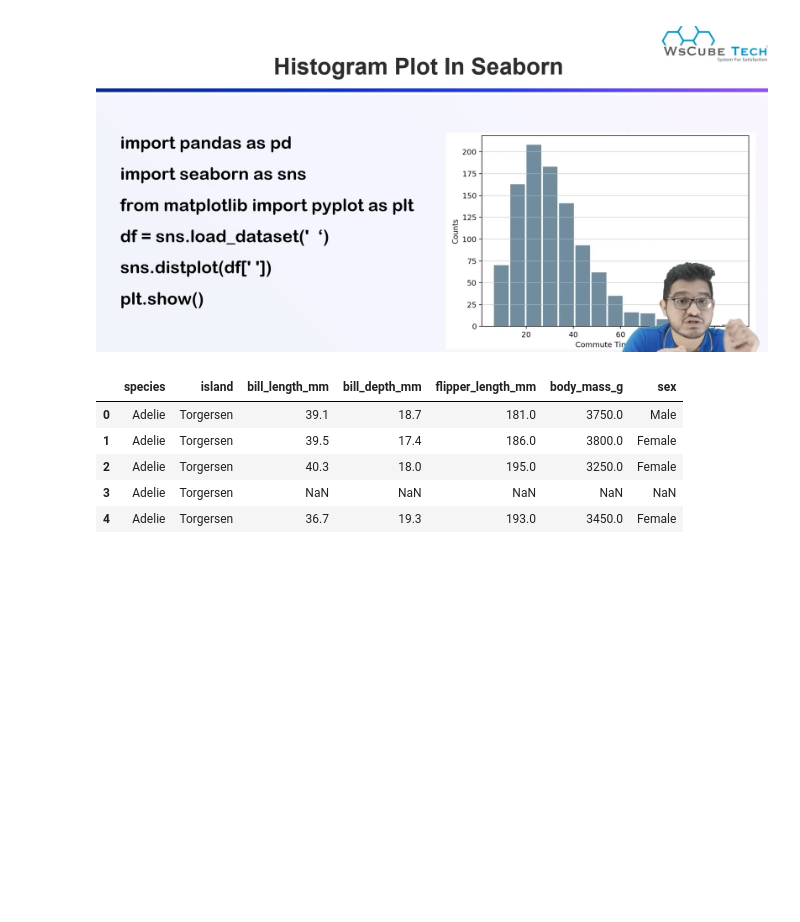
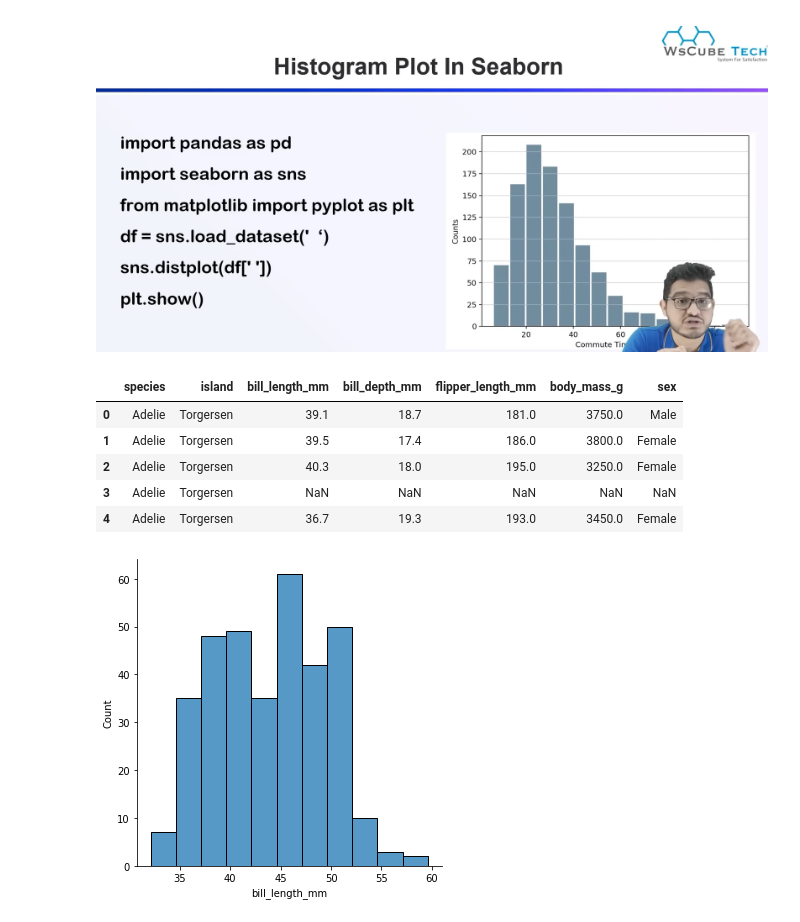
Before and after one commit to praveensinghaws/Python, a Jupyter notebook: wsCubeTech/Seaborn/4. Histogram Plot in Seaborn.ipynb, the cells around one changed output. Drawn from its saved outputs; the diff is of its cells as text; code cells hidden in the pictures; blank space fills up the shorter version.

```diff
--- a/wsCubeTech/Seaborn/4. Histogram Plot in Seaborn.ipynb
+++ b/wsCubeTech/Seaborn/4. Histogram Plot in Seaborn.ipynb
@@ -20,3 +20,8 @@ df.head()
 | 2 | Adelie | Torgersen | 40.3 | 18.0 | 195.0 | 3250.0 | Female |
 | 3 | Adelie | Torgersen | NaN | NaN | NaN | NaN | NaN |
 | 4 | Adelie | Torgersen | 36.7 | 19.3 | 193.0 | 3450.0 | Female |
+# %%
+# Plot a histogram for "bill_length_mm"
+sns.displot(df["bill_length_mm"]);
+# %% [output]
+[figure, added]
```
Also changed, not shown: parts of 5 cells of this notebook, 14 other files.
